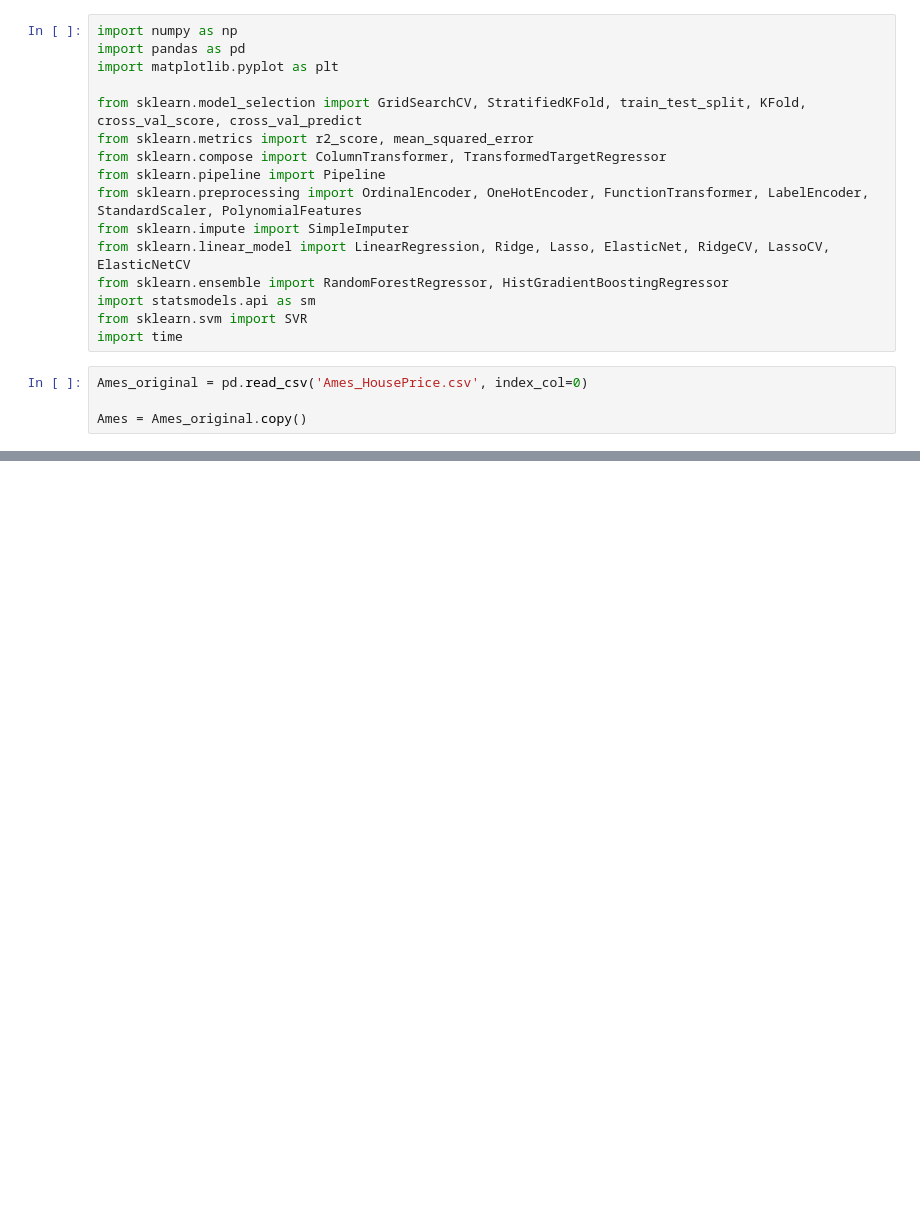
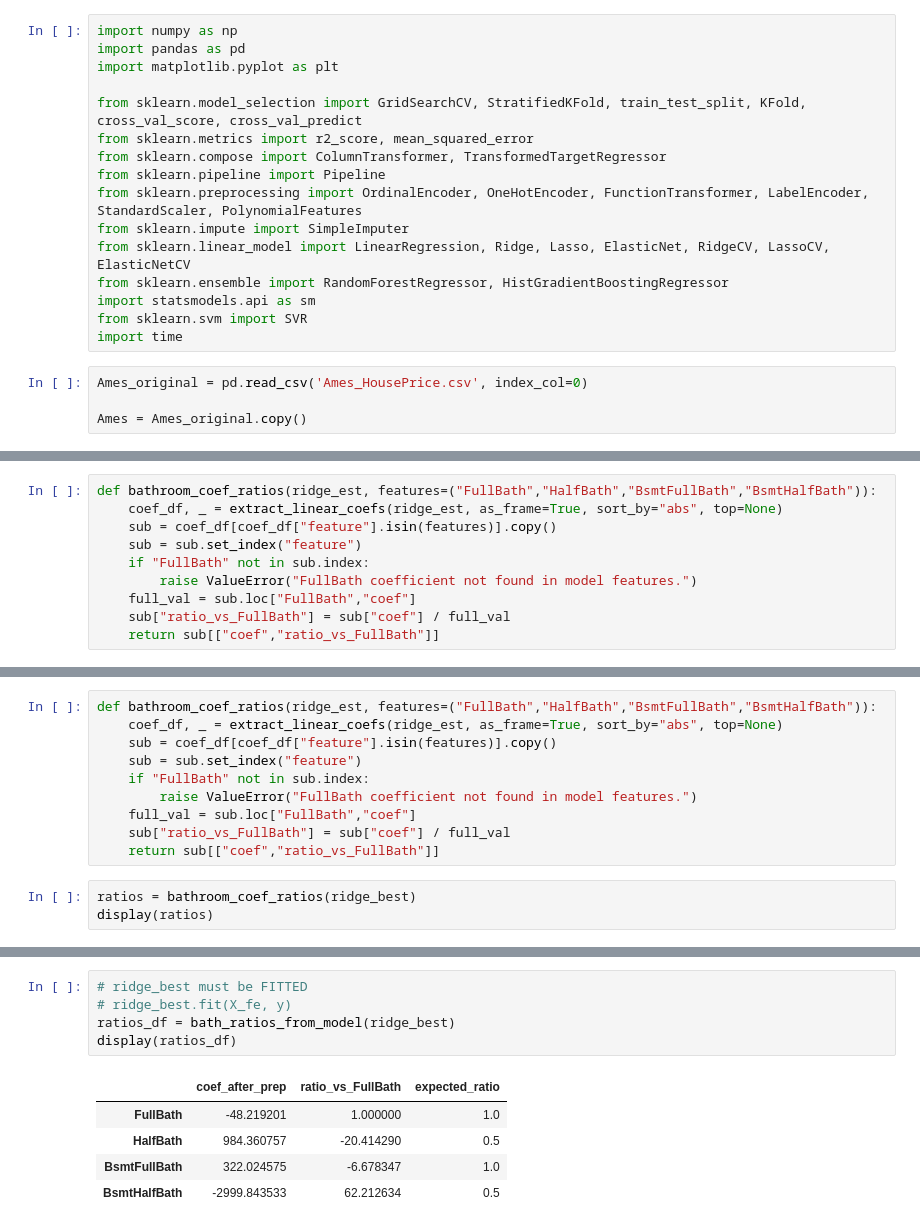
Before and after one commit to asilbert/MLProject, a Jupyter notebook: MLProject_V2.ipynb, the cells around one changed output, grey strips where cells are left out. Cells and saved outputs as stored; diff of their text form; blank space fills up the shorter version.

```diff
--- a/MLProject_V2.ipynb
+++ b/MLProject_V2.ipynb
@@ -459,0 +1242,10 @@ print(cv_eval_models(X=X_fe, y=y, models=[
+# %%
+def bathroom_coef_ratios(ridge_est, features=("FullBath","HalfBath","BsmtFullBath","BsmtHalfBath")):
+    coef_df, _ = extract_linear_coefs(ridge_est, as_frame=True, sort_by="abs", top=None)
+    sub = coef_df[coef_df["feature"].isin(features)].copy()
+    sub = sub.set_index("feature")
+    if "FullBath" not in sub.index:
+        raise ValueError("FullBath coefficient not found in model features.")
+    full_val = sub.loc["FullBath","coef"]
+    sub["ratio_vs_FullBath"] = sub["coef"] / full_val
+    return sub[["coef","ratio_vs_FullBath"]]
@@ -459,0 +1262,13 @@ print(cv_eval_models(X=X_fe, y=y, models=[
+# %%
+def bathroom_coef_ratios(ridge_est, features=("FullBath","HalfBath","BsmtFullBath","BsmtHalfBath")):
+    coef_df, _ = extract_linear_coefs(ridge_est, as_frame=True, sort_by="abs", top=None)
+    sub = coef_df[coef_df["feature"].isin(features)].copy()
+    sub = sub.set_index("feature")
+    if "FullBath" not in sub.index:
+        raise ValueError("FullBath coefficient not found in model features.")
+    full_val = sub.loc["FullBath","coef"]
+    sub["ratio_vs_FullBath"] = sub["coef"] / full_val
+    return sub[["coef","ratio_vs_FullBath"]]
+# %%
+ratios = bathroom_coef_ratios(ridge_best)
+display(ratios)
@@ -459,0 +1402,11 @@ print(cv_eval_models(X=X_fe, y=y, models=[
+# %%
+# ridge_best must be FITTED
+# ridge_best.fit(X_fe, y)
+ratios_df = bath_ratios_from_model(ridge_best)
+display(ratios_df)
+# %% [output]
+|  | coef_after_prep | ratio_vs_FullBath | expected_ratio |
+| FullBath | -48.219201 | 1.000000 | 1.0 |
+| HalfBath | 984.360757 | -20.414290 | 0.5 |
+| BsmtFullBath | 322.024575 | -6.678347 | 1.0 |
+| BsmtHalfBath | -2999.843533 | 62.212634 | 0.5 |
```
Also changed, not shown: parts of 46 cells of this notebook, 2 other files.
